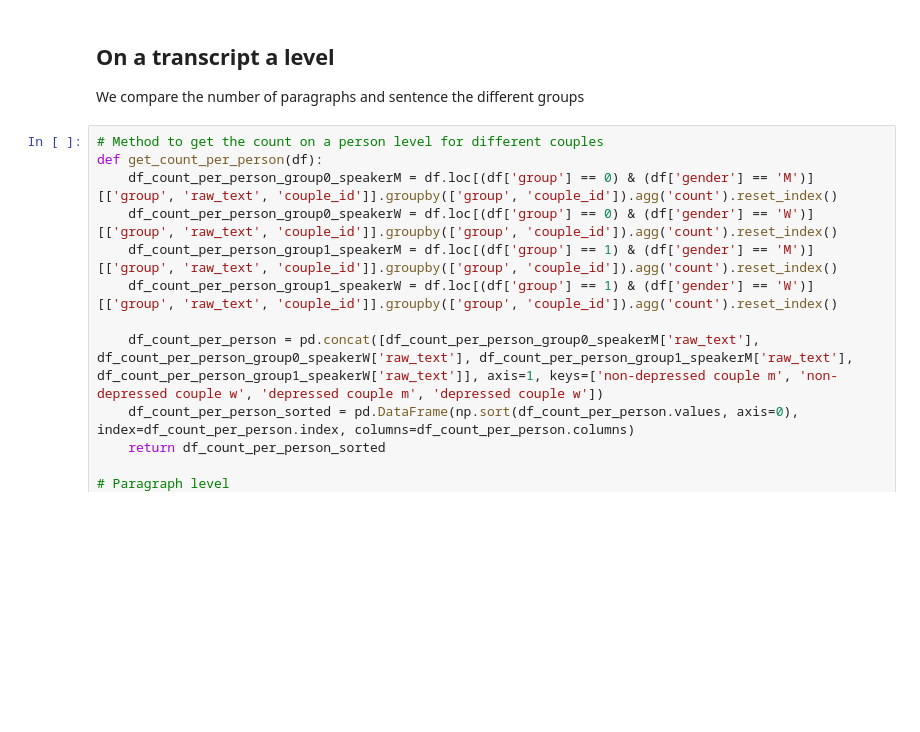
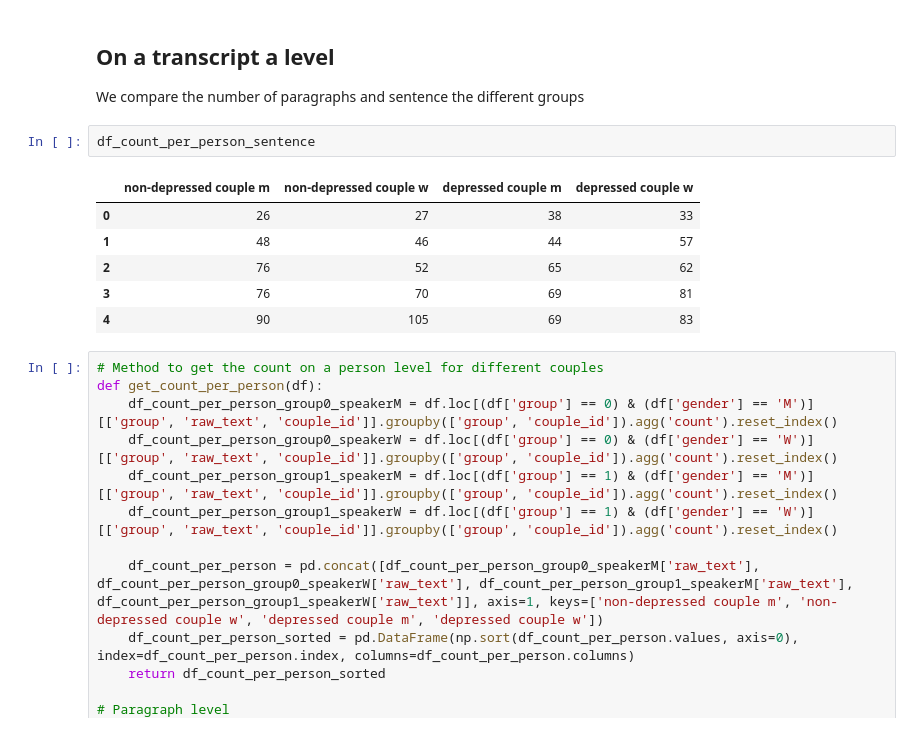
Before and after one commit to gitexa/sigmund, a Jupyter notebook: data_description.ipynb, the cells around one changed output. Drawn from its saved outputs; the diff is of its cells as text; blank space fills up the shorter version.

```diff
--- a/data_description.ipynb
+++ b/data_description.ipynb
@@ -55,6 +55,15 @@ plt.tight_layout()
 ## On a transcript a level
 
 We compare the number of paragraphs and sentence the different groups
+# %%
+df_count_per_person_sentence
+# %% [output]
+|  | non-depressed couple m | non-depressed couple w | depressed couple m | depressed couple w |
+| 0 | 26 | 27 | 38 | 33 |
+| 1 | 48 | 46 | 44 | 57 |
+| 2 | 76 | 52 | 65 | 62 |
+| 3 | 76 | 70 | 69 | 81 |
+| 4 | 90 | 105 | 69 | 83 |
 # %%
 # Method to get the count on a person level for different couples
 def get_count_per_person(df):
```
Also changed, not shown: parts of 11 cells of this notebook.
